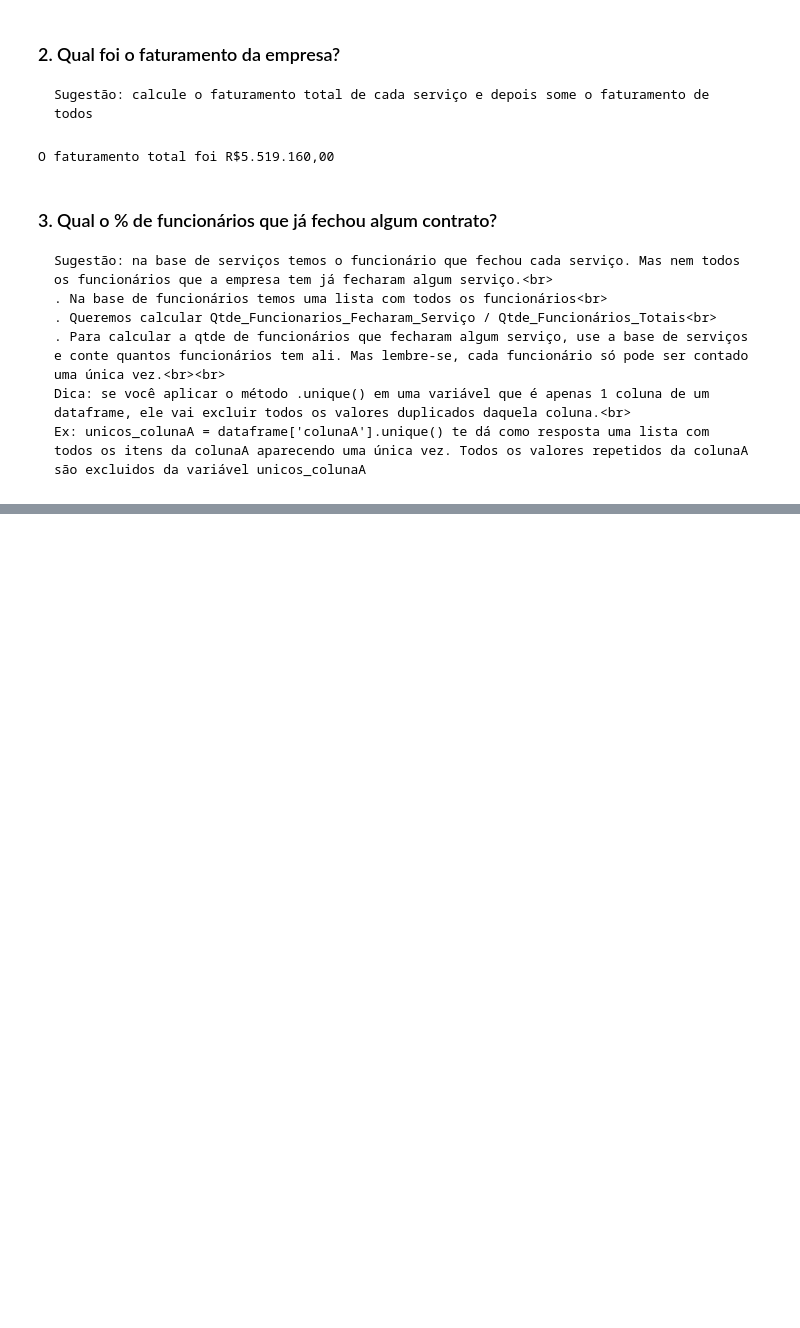
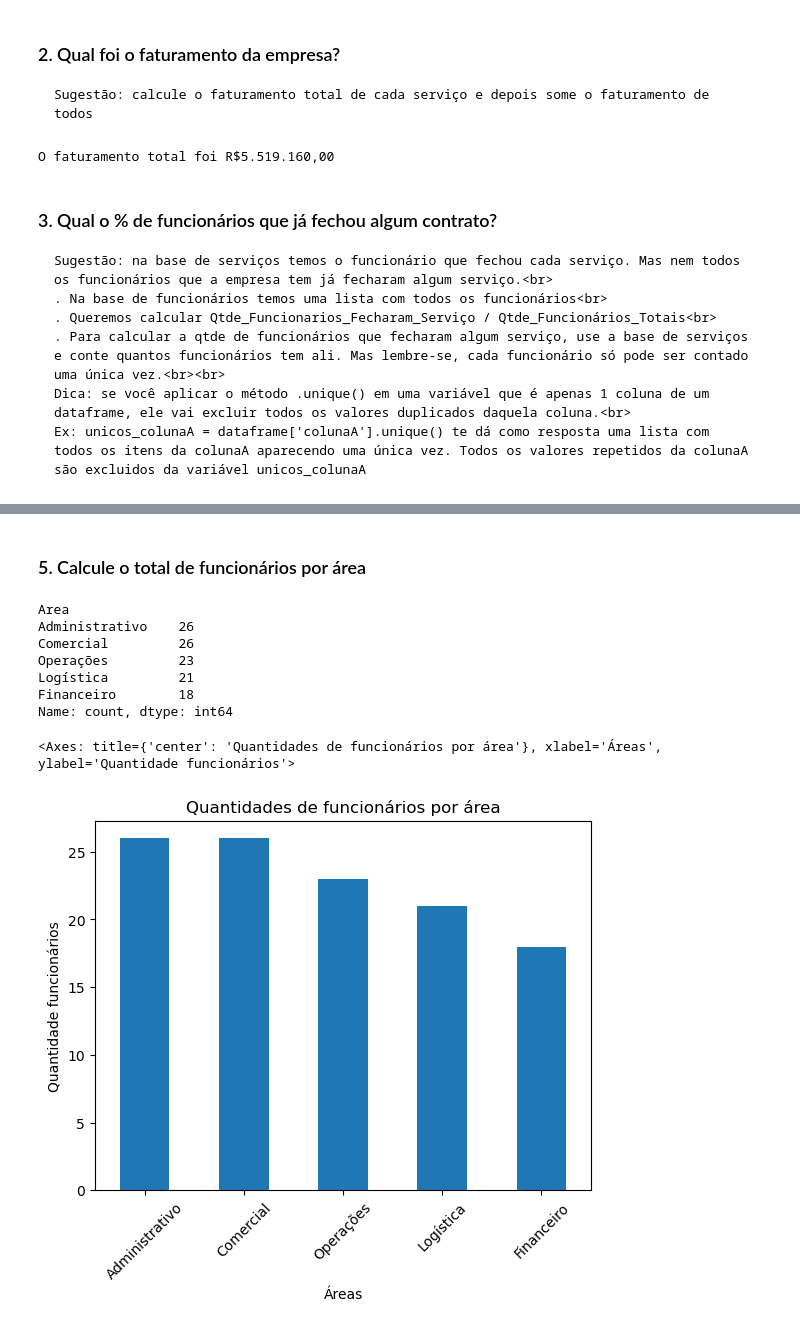
Before and after one commit to DosAnjos013/Python-projects, a Jupyter notebook: python_impressionador/Pandas/Exercício Desafio pandas - Mini Projeto Análise de Dados/Exercício Desafio pandas - Mini Projeto Análise de Dados/18.13 Exercícios Pandas.ipynb, the cells around one changed output, grey strips where cells are left out. Drawn from its saved outputs; the diff is of its cells as text; code cells hidden in the pictures; blank space fills up the shorter version.

```diff
--- a/python_impressionador/Pandas/Exercício Desafio pandas - Mini Projeto Análise de Dados/Exercício Desafio pandas - Mini Projeto Análise de Dados/18.13 Exercícios Pandas.ipynb
+++ b/python_impressionador/Pandas/Exercício Desafio pandas - Mini Projeto Análise de Dados/Exercício Desafio pandas - Mini Projeto Análise de Dados/18.13 Exercícios Pandas.ipynb
@@ -115,0 +159,15 @@ O faturamento total foi R$5.519.160,00
+# %% [markdown]
+### 5. Calcule o total de funcionários por área
+# %%
+print(funcionarios_df.value_counts('Area'))
+funcionarios_df.value_counts('Area').plot(kind='bar',rot=45, ylabel='Quantidade funcionários', xlabel='Áreas', title='Quantidades de funcionários por área')
+# %% [output]
+Area
+Administrativo    26
+Comercial         26
+Operações         23
+Logística         21
+Financeiro        18
+Name: count, dtype: int64
+<Axes: title={'center': 'Quantidades de funcionários por área'}, xlabel='Áreas', ylabel='Quantidade funcionários'>
+[figure, added]
```
Also changed, not shown: parts of 4 cells of this notebook.
